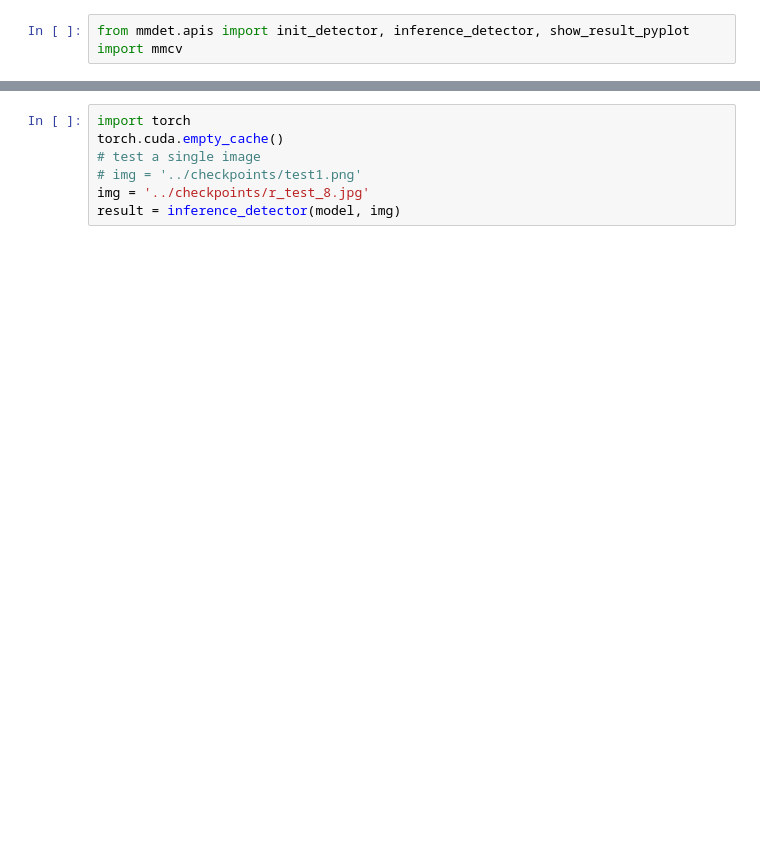
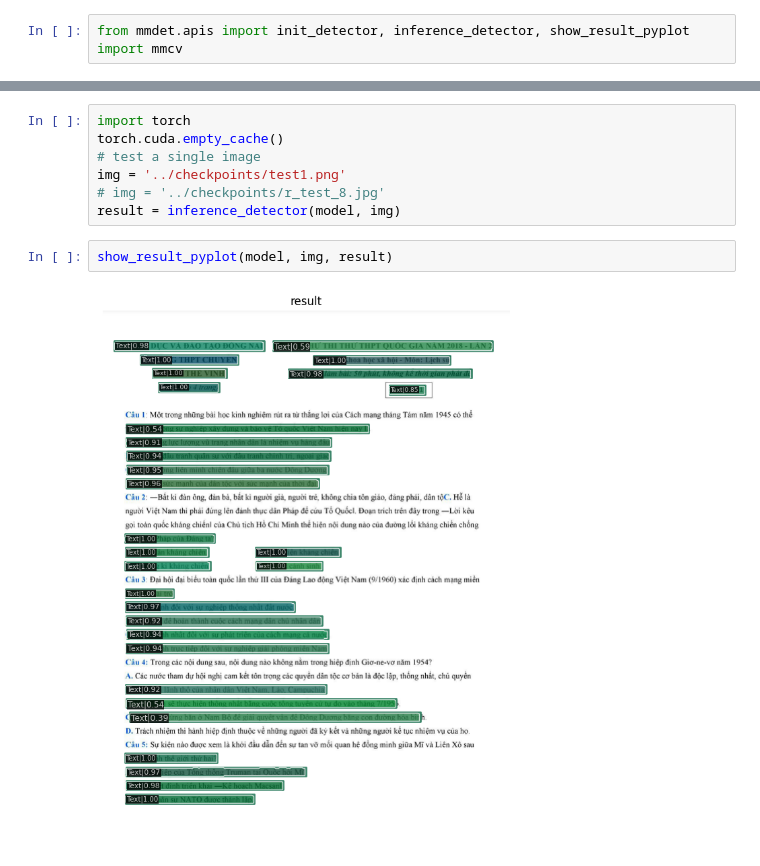
Before and after one commit to trhieu310/custom_mmdetection, a Jupyter notebook: demo/inference_demo.ipynb, the cells around one changed output, grey strips where cells are left out. Saved outputs shown, nothing was run; the diff lists cells and outputs as text; blank space fills up the shorter version.

```diff
--- a/demo/inference_demo.ipynb
+++ b/demo/inference_demo.ipynb
@@ -17,9 +18,13 @@ load checkpoint from local path: ../checkpoints/epoch_10.pth
 import torch
 torch.cuda.empty_cache()
 # test a single image
-# img = '../checkpoints/test1.png'
-img = '../checkpoints/r_test_8.jpg'
+img = '../checkpoints/test1.png'
+# img = '../checkpoints/r_test_8.jpg'
 result = inference_detector(model, img)
+# %%
+show_result_pyplot(model, img, result)
+# %% [output]
+[figure, added]
 # %%
 # show the results
 show_result_pyplot(model, img, result)
```
Also changed, not shown: parts of 3 cells of this notebook, 2 other files.
